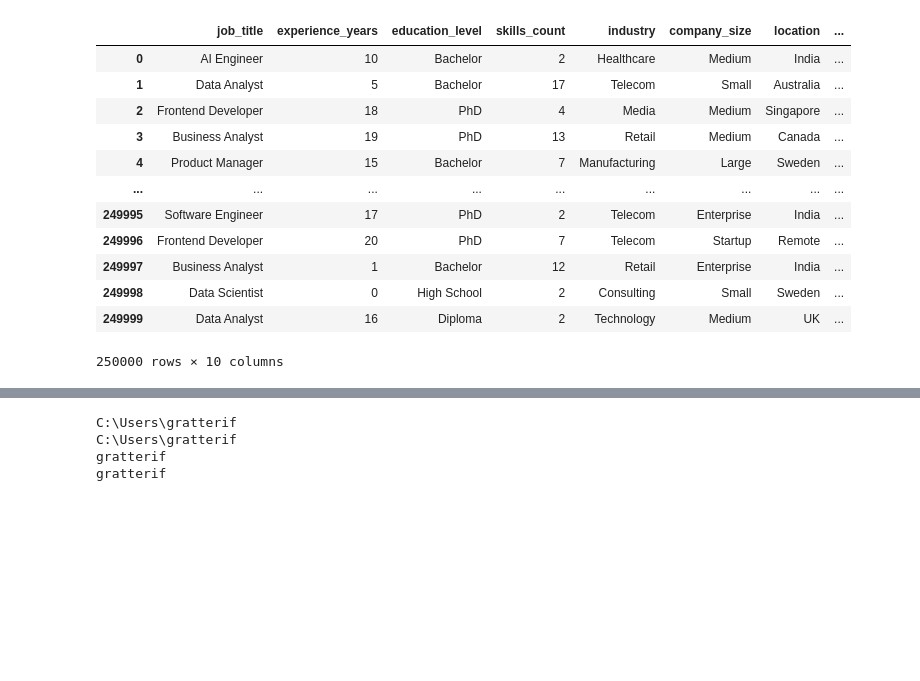
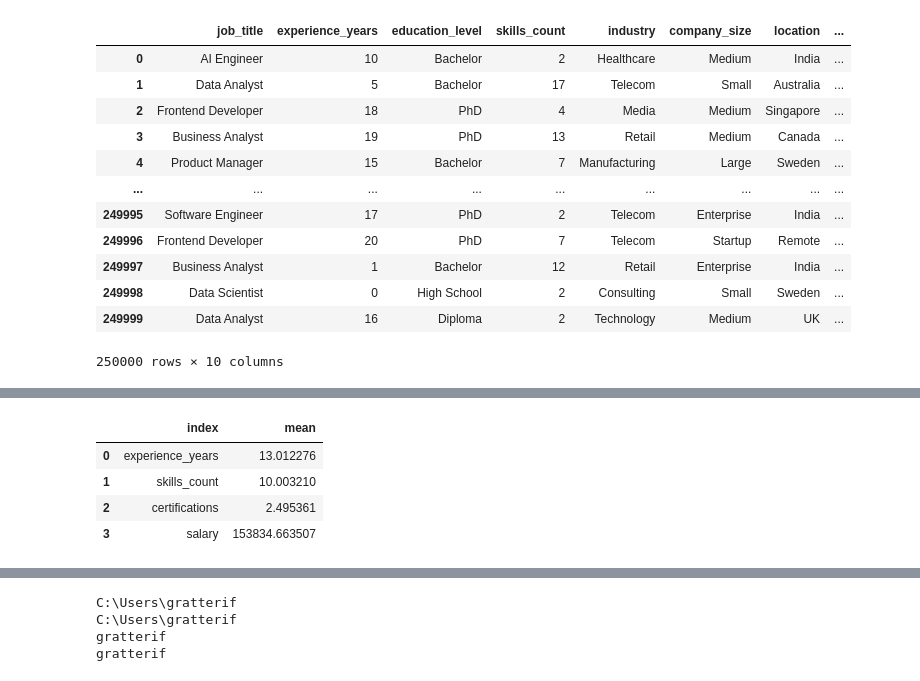
Before and after one commit to GRATTEXV2/TEST_KAGGLE, a Jupyter notebook: Analisi_Kaggle.ipynb, the cells around one changed output, grey strips where cells are left out. Cells and saved outputs as stored; diff of their text form; code cells hidden in the pictures; blank space fills up the shorter version.

```diff
--- a/Analisi_Kaggle.ipynb
+++ b/Analisi_Kaggle.ipynb
@@ -28,3 +29,11 @@ df[df["experience_years"] >5].head()
+# %%
+df[df["experience_years"] >5].mean(numeric_only=True).rename("mean").reset_index()
+# %% [output]
+|  | index | mean |
+| 0 | experience_years | 13.012276 |
+| 1 | skills_count | 10.003210 |
+| 2 | certifications | 2.495361 |
+| 3 | salary | 153834.663507 |
 # %%
 print("Il tipo di oggetto senza reset index:", type(df.groupby(["job_title","education_level"])["salary"].std().sort_values(ascending=True).head(10)))
 
```
Also changed, not shown: parts of 12 cells of this notebook.
